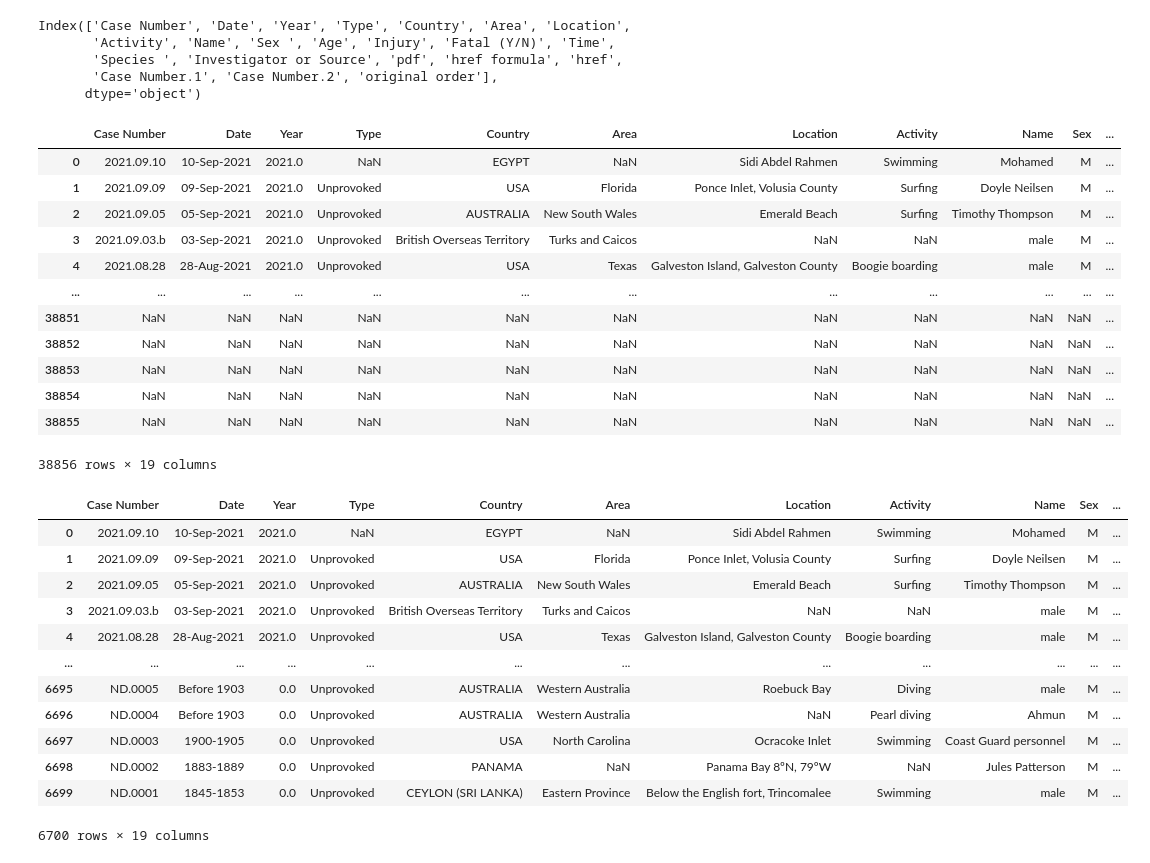
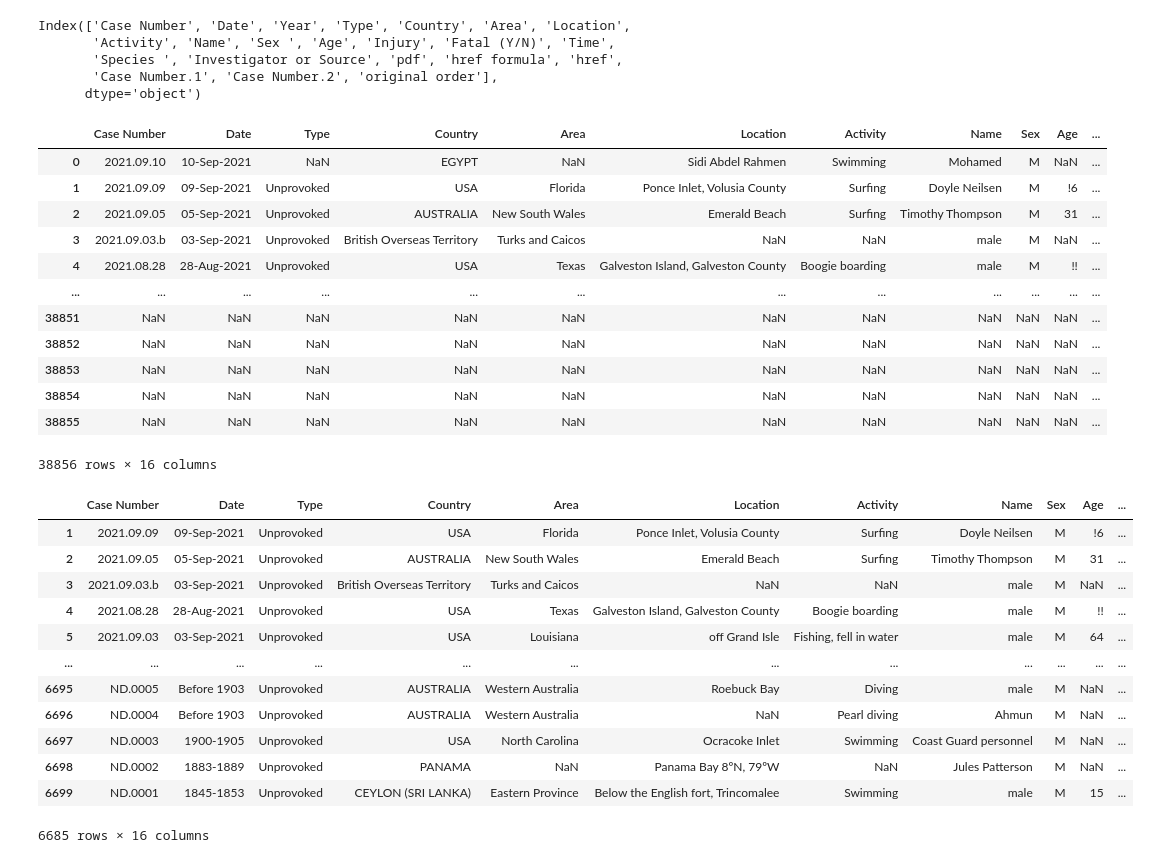
Before and after one commit to joshuapalicka/SharkAttackAnalysis, a Jupyter notebook: data_clean_up.ipynb, the cells around one changed output. Drawn from its saved outputs; the diff is of its cells as text; code cells hidden in the pictures.

```diff
--- a/data_clean_up.ipynb
+++ b/data_clean_up.ipynb
@@ -27,37 +27,41 @@ Index(['Case Number', 'Date', 'Year', 'Type', 'Country', 'Area', 'Location',
 shark_data_unclean = shark_data_unclean.drop("pdf" , 1)
 shark_data_unclean = shark_data_unclean.drop("href formula" , 1)
 shark_data_unclean = shark_data_unclean.drop("href" , 1)
+shark_data_unclean = shark_data_unclean.drop("Year" , 1)
+shark_data_unclean = shark_data_unclean.drop("Investigator or Source" , 1)
+shark_data_unclean = shark_data_unclean.drop("original order" , 1)
 shark_data_unclean
 # %% [output]
-|  | Case Number | Date | Year | Type | Country | Area | Location | Activity | Name | Sex | ... |
-| 0 | 2021.09.10 | 10-Sep-2021 | 2021.0 | NaN | EGYPT | NaN | Sidi Abdel Rahmen | Swimming | Mohamed | M | ... |
-| 1 | 2021.09.09 | 09-Sep-2021 | 2021.0 | Unprovoked | USA | Florida | Ponce Inlet, Volusia County | Surfing | Doyle Neilsen | M | ... |
-| 2 | 2021.09.05 | 05-Sep-2021 | 2021.0 | Unprovoked | AUSTRALIA | New South Wales | Emerald Beach | Surfing | Timothy Thompson | M | ... |
-| 3 | 2021.09.03.b | 03-Sep-2021 | 2021.0 | Unprovoked | British Overseas Territory | Turks and Caicos | NaN | NaN | male | M | ... |
-| 4 | 2021.08.28 | 28-Aug-2021 | 2021.0 | Unprovoked | USA | Texas | Galveston Island, Galveston County | Boogie boarding | male | M | ... |
+|  | Case Number | Date | Type | Country | Area | Location | Activity | Name | Sex | Age | ... |
+| 0 | 2021.09.10 | 10-Sep-2021 | NaN | EGYPT | NaN | Sidi Abdel Rahmen | Swimming | Mohamed | M | NaN | ... |
+| 1 | 2021.09.09 | 09-Sep-2021 | Unprovoked | USA | Florida | Ponce Inlet, Volusia County | Surfing | Doyle Neilsen | M | !6 | ... |
+| 2 | 2021.09.05 | 05-Sep-2021 | Unprovoked | AUSTRALIA | New South Wales | Emerald Beach | Surfing | Timothy Thompson | M | 31 | ... |
+| 3 | 2021.09.03.b | 03-Sep-2021 | Unprovoked | British Overseas Territory | Turks and Caicos | NaN | NaN | male | M | NaN | ... |
+| 4 | 2021.08.28 | 28-Aug-2021 | Unprovoked | USA | Texas | Galveston Island, Galveston County | Boogie boarding | male | M | !! | ... |
 | ... | ... | ... | ... | ... | ... | ... | ... | ... | ... | ... | ... |
 | 38851 | NaN | NaN | NaN | NaN | NaN | NaN | NaN | NaN | NaN | NaN | ... |
 | 38852 | NaN | NaN | NaN | NaN | NaN | NaN | NaN | NaN | NaN | NaN | ... |
 | 38853 | NaN | NaN | NaN | NaN | NaN | NaN | NaN | NaN | NaN | NaN | ... |
 | 38854 | NaN | NaN | NaN | NaN | NaN | NaN | NaN | NaN | NaN | NaN | ... |
 | 38855 | NaN | NaN | NaN | NaN | NaN | NaN | NaN | NaN | NaN | NaN | ... |
-38856 rows × 19 columns
+38856 rows × 16 columns
 # %%
 #shark_data_unclean = shark_data_unclean.dropna(how='all')
-shark_data_unclean = shark_data_unclean.dropna(thresh=5)
+shark_data_unclean = shark_data_unclean.dropna(thresh=3)
+shark_data_unclean = shark_data_unclean[shark_data_unclean['Type'].notna()]
 #df.dropna(thresh=2)
 shark_data_unclean
 # %% [output]
-|  | Case Number | Date | Year | Type | Country | Area | Location | Activity | Name | Sex | ... |
-| 0 | 2021.09.10 | 10-Sep-2021 | 2021.0 | NaN | EGYPT | NaN | Sidi Abdel Rahmen | Swimming | Mohamed | M | ... |
-| 1 | 2021.09.09 | 09-Sep-2021 | 2021.0 | Unprovoked | USA | Florida | Ponce Inlet, Volusia County | Surfing | Doyle Neilsen | M | ... |
-| 2 | 2021.09.05 | 05-Sep-2021 | 2021.0 | Unprovoked | AUSTRALIA | New South Wales | Emerald Beach | Surfing | Timothy Thompson | M | ... |
-| 3 | 2021.09.03.b | 03-Sep-2021 | 2021.0 | Unprovoked | British Overseas Territory | Turks and Caicos | NaN | NaN | male | M | ... |
-| 4 | 2021.08.28 | 28-Aug-2021 | 2021.0 | Unprovoked | USA | Texas | Galveston Island, Galveston County | Boogie boarding | male | M | ... |
+|  | Case Number | Date | Type | Country | Area | Location | Activity | Name | Sex | Age | ... |
+| 1 | 2021.09.09 | 09-Sep-2021 | Unprovoked | USA | Florida | Ponce Inlet, Volusia County | Surfing | Doyle Neilsen | M | !6 | ... |
+| 2 | 2021.09.05 | 05-Sep-2021 | Unprovoked | AUSTRALIA | New South Wales | Emerald Beach | Surfing | Timothy Thompson | M | 31 | ... |
+| 3 | 2021.09.03.b | 03-Sep-2021 | Unprovoked | British Overseas Territory | Turks and Caicos | NaN | NaN | male | M | NaN | ... |
+| 4 | 2021.08.28 | 28-Aug-2021 | Unprovoked | USA | Texas | Galveston Island, Galveston County | Boogie boarding | male | M | !! | ... |
+| 5 | 2021.09.03 | 03-Sep-2021 | Unprovoked | USA | Louisiana | off Grand Isle | Fishing, fell in water | male | M | 64 | ... |
 | ... | ... | ... | ... | ... | ... | ... | ... | ... | ... | ... | ... |
-| 6695 | ND.0005 | Before 1903 | 0.0 | Unprovoked | AUSTRALIA | Western Australia | Roebuck Bay | Diving | male | M | ... |
-| 6696 | ND.0004 | Before 1903 | 0.0 | Unprovoked | AUSTRALIA | Western Australia | NaN | Pearl diving | Ahmun | M | ... |
-| 6697 | ND.0003 | 1900-1905 | 0.0 | Unprovoked | USA | North Carolina | Ocracoke Inlet | Swimming | Coast Guard personnel | M | ... |
-| 6698 | ND.0002 | 1883-1889 | 0.0 | Unprovoked | PANAMA | NaN | Panama Bay 8ºN, 79ºW | NaN | Jules Patterson | M | ... |
-| 6699 | ND.0001 | 1845-1853 | 0.0 | Unprovoked | CEYLON (SRI LANKA) | Eastern Province | Below the English fort, Trincomalee | Swimming | male | M | ... |
+| 6695 | ND.0005 | Before 1903 | Unprovoked | AUSTRALIA | Western Australia | Roebuck Bay | Diving | male | M | NaN | ... |
+| 6696 | ND.0004 | Before 1903 | Unprovoked | AUSTRALIA | Western Australia | NaN | Pearl diving | Ahmun | M | NaN | ... |
+| 6697 | ND.0003 | 1900-1905 | Unprovoked | USA | North Carolina | Ocracoke Inlet | Swimming | Coast Guard personnel | M | NaN | ... |
+| 6698 | ND.0002 | 1883-1889 | Unprovoked | PANAMA | NaN | Panama Bay 8ºN, 79ºW | NaN | Jules Patterson | M | NaN | ... |
+| 6699 | ND.0001 | 1845-1853 | Unprovoked | CEYLON (SRI LANKA) | Eastern Province | Below the English fort, Trincomalee | Swimming | male | M | 15 | ... |
-6700 rows × 19 columns
+6685 rows × 16 columns
```
Also changed, not shown: parts of 6 cells of this notebook.
